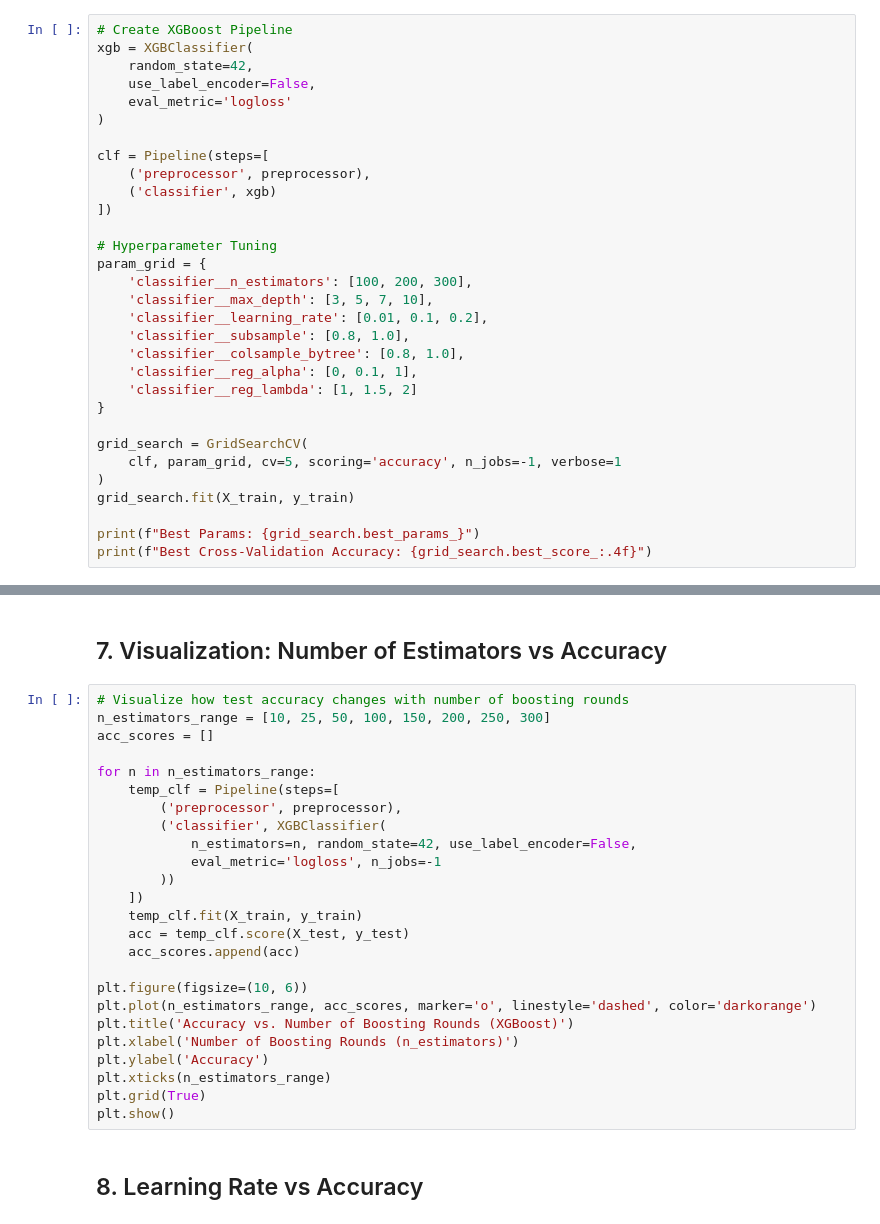
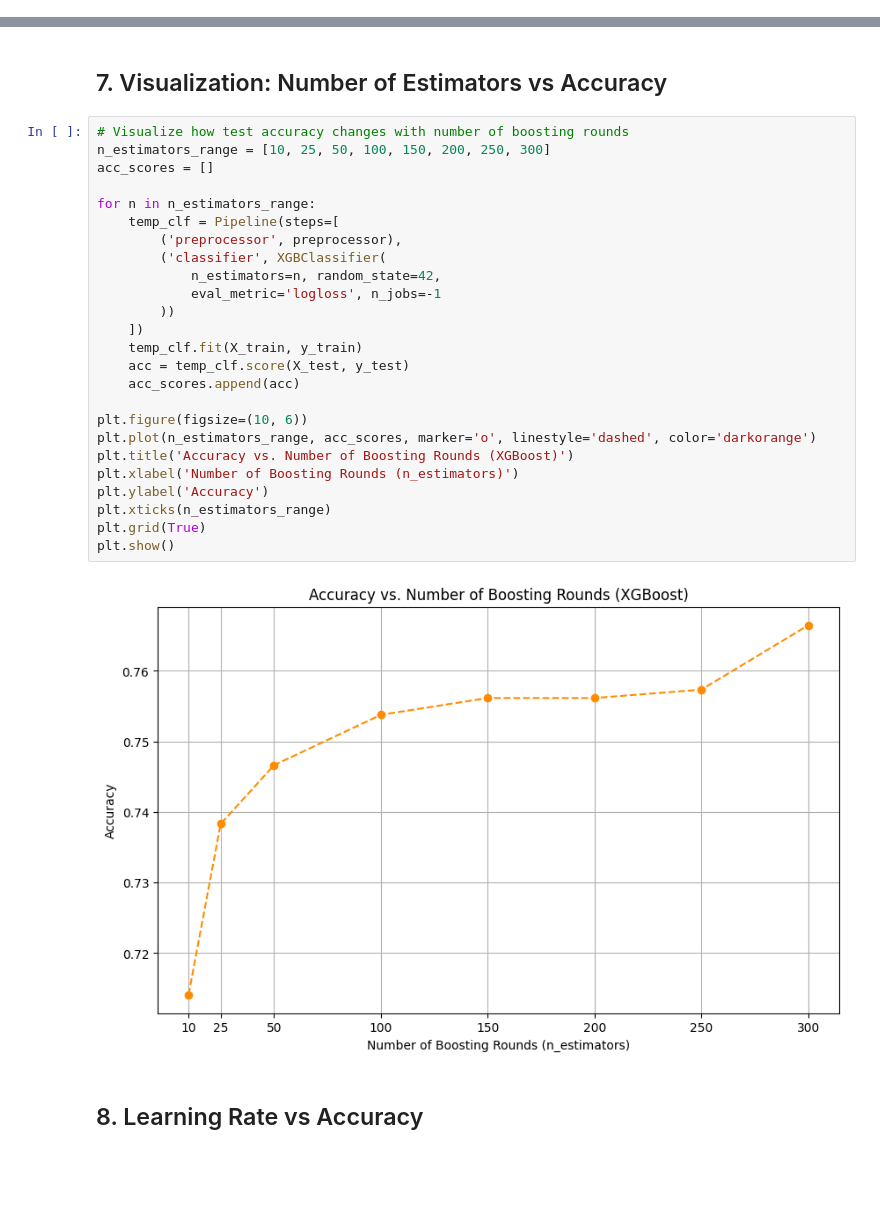
Before and after one commit to BNanda99/MultiClassification-App, a Jupyter notebook: model/ensemble_model_XGBoost.ipynb, the cells around one changed output, grey strips where cells are left out. Drawn from its saved outputs; the diff is of its cells as text; blank space fills up the shorter version.

```diff
--- a/model/ensemble_model_XGBoost.ipynb
+++ b/model/ensemble_model_XGBoost.ipynb
@@ -190,34 +217,3 @@ from sklearn.compose import ColumnTransformer
-# %%
-# Create XGBoost Pipeline
-xgb = XGBClassifier(
-    random_state=42,
-    use_label_encoder=False,
-    eval_metric='logloss'
-)
-
-clf = Pipeline(steps=[
-    ('preprocessor', preprocessor),
-    ('classifier', xgb)
-])
-
-# Hyperparameter Tuning
-param_grid = {
-    'classifier__n_estimators': [100, 200, 300],
-    'classifier__max_depth': [3, 5, 7, 10],
-    'classifier__learning_rate': [0.01, 0.1, 0.2],
-    'classifier__subsample': [0.8, 1.0],
-    'classifier__colsample_bytree': [0.8, 1.0],
-    'classifier__reg_alpha': [0, 0.1, 1],
-    'classifier__reg_lambda': [1, 1.5, 2]
-}
-
-grid_search = GridSearchCV(
-    clf, param_grid, cv=5, scoring='accuracy', n_jobs=-1, verbose=1
-)
-grid_search.fit(X_train, y_train)
-
-print(f"Best Params: {grid_search.best_params_}")
-print(f"Best Cross-Validation Accuracy: {grid_search.best_score_:.4f}")
 # %% [markdown]
 ## 5. Evaluation
 # %%
@@ -265,28 +257,30 @@ plt.show()
 # %%
 # Visualize how test accuracy changes with number of boosting rounds
 n_estimators_range = [10, 25, 50, 100, 150, 200, 250, 300]
 acc_scores = []
 
 for n in n_estimators_range:
     temp_clf = Pipeline(steps=[
         ('preprocessor', preprocessor),
         ('classifier', XGBClassifier(
-            n_estimators=n, random_state=42, use_label_encoder=False,
+            n_estimators=n, random_state=42,
             eval_metric='logloss', n_jobs=-1
         ))
     ])
     temp_clf.fit(X_train, y_train)
     acc = temp_clf.score(X_test, y_test)
     acc_scores.append(acc)
 
 plt.figure(figsize=(10, 6))
 plt.plot(n_estimators_range, acc_scores, marker='o', linestyle='dashed', color='darkorange')
 plt.title('Accuracy vs. Number of Boosting Rounds (XGBoost)')
 plt.xlabel('Number of Boosting Rounds (n_estimators)')
 plt.ylabel('Accuracy')
 plt.xticks(n_estimators_range)
 plt.grid(True)
 plt.show()
+# %% [output]
+[figure, added]
 # %% [markdown]
 ## 8. Learning Rate vs Accuracy
 # %%
```
Also changed, not shown: parts of 13 cells of this notebook, 5 other files.
